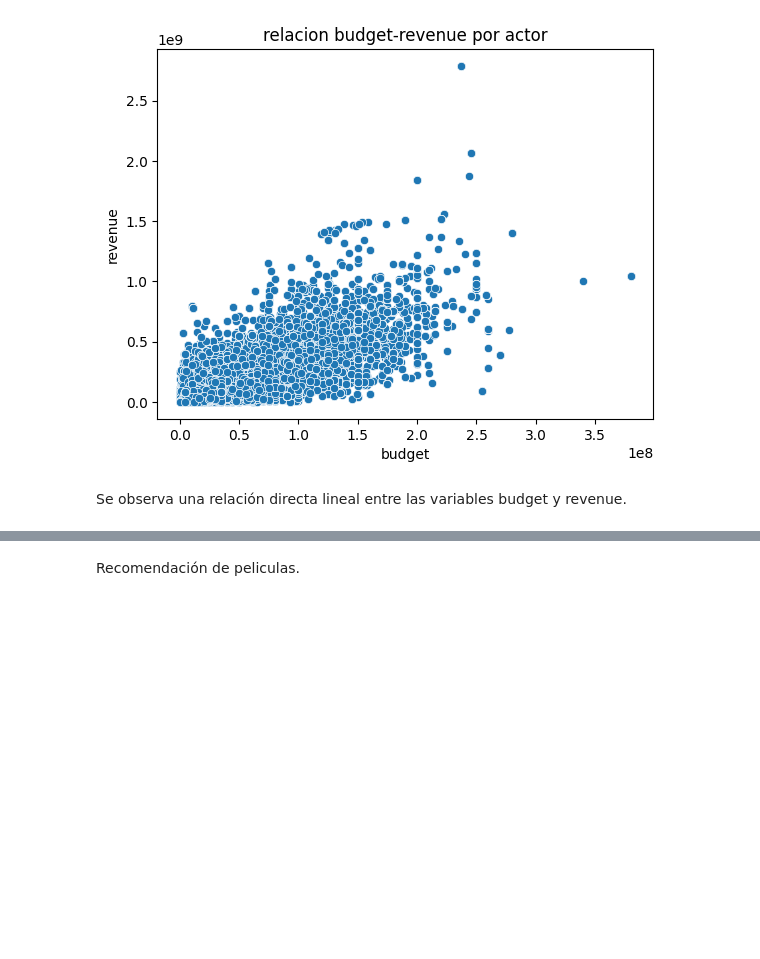
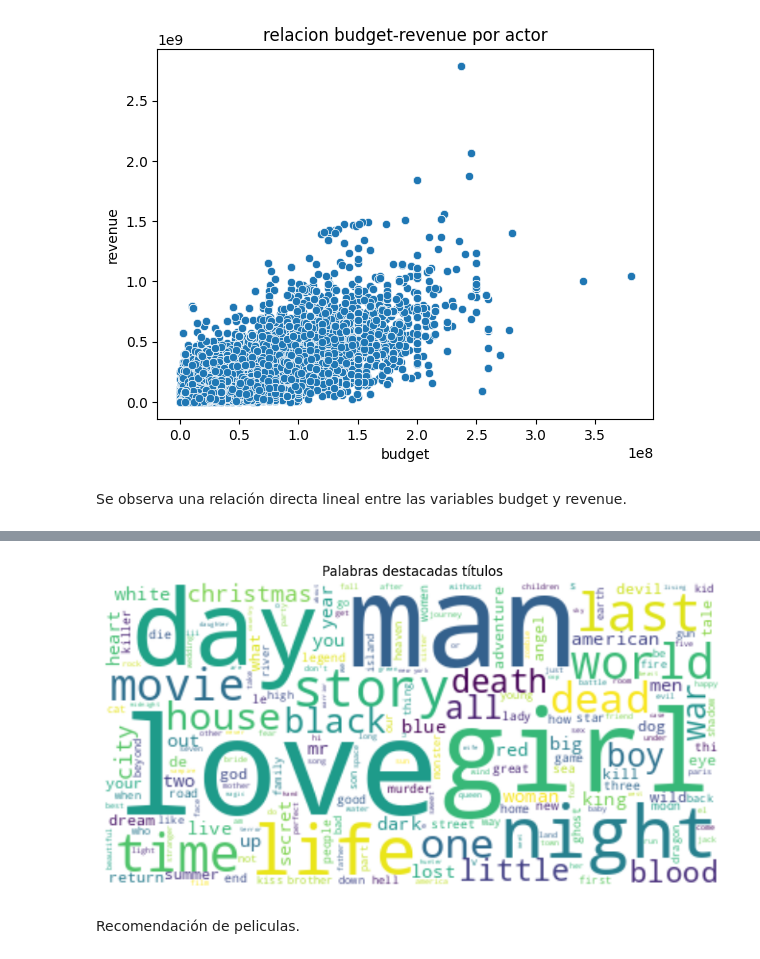
Before and after one commit to yeisonks12345/proyecto_individual1, a Jupyter notebook: Trans-EDA/EDA_RECOMENDACION.ipynb, the cells around one changed output, grey strips where cells are left out. Cells and saved outputs as stored; diff of their text form; code cells hidden in the pictures; blank space fills up the shorter version.

```diff
--- a/Trans-EDA/EDA_RECOMENDACION.ipynb
+++ b/Trans-EDA/EDA_RECOMENDACION.ipynb
@@ -163,3 +186,18 @@ Se observa una relación directa lineal entre las variables budget y revenue.
+# %%
+lista_palabras = ['me','my','no','it','that','la','ii','the','from','and','to','of','&','in','for','on','a','with','by','at','into','an','i','is']
+# %%
+titulo = ' '.join(df['title'])
+titulo = titulo.lower() #convertimos a minuscula
+stopwords =lista_palabras
+wordcloud = WordCloud(stopwords=stopwords, background_color='white').generate(titulo)
+
+plt.figure(figsize=(10, 6))
+plt.imshow(wordcloud, interpolation='bilinear')
+plt.axis('off')
+plt.title('Palabras destacadas títulos')
+plt.show()
+# %% [output]
+[figure, added]
 # %% [markdown]
 Recomendación de peliculas.
 # %% [markdown]
```
Also changed, not shown: parts of 9 cells of this notebook.
